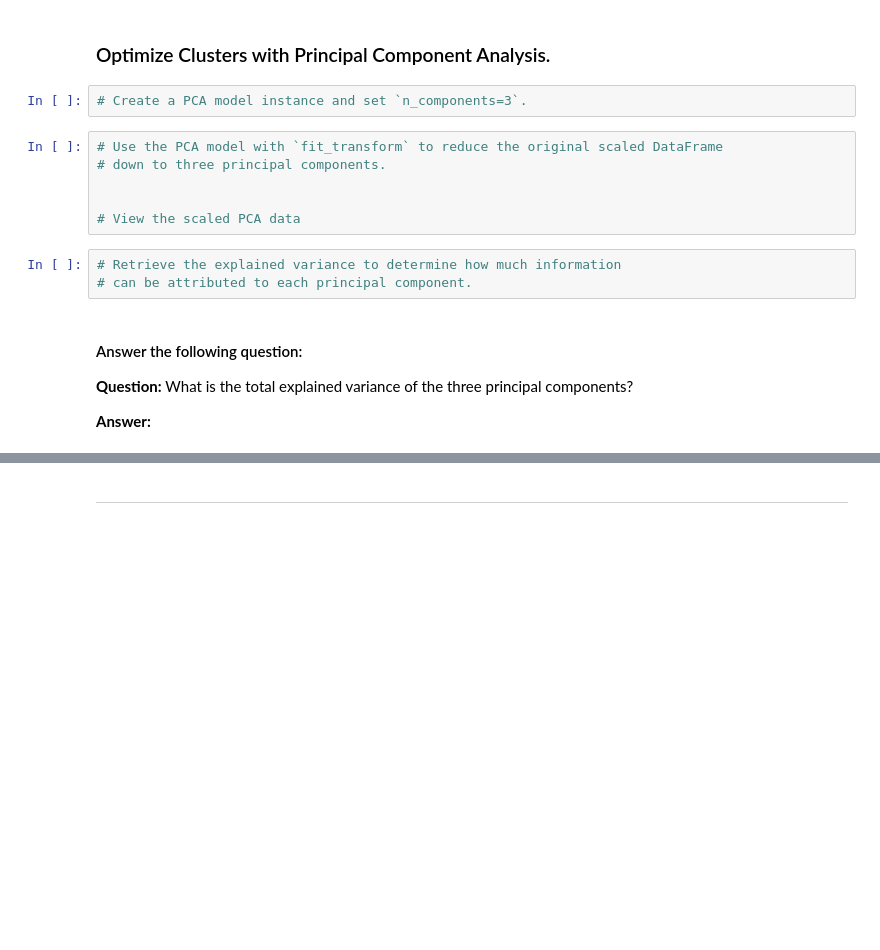
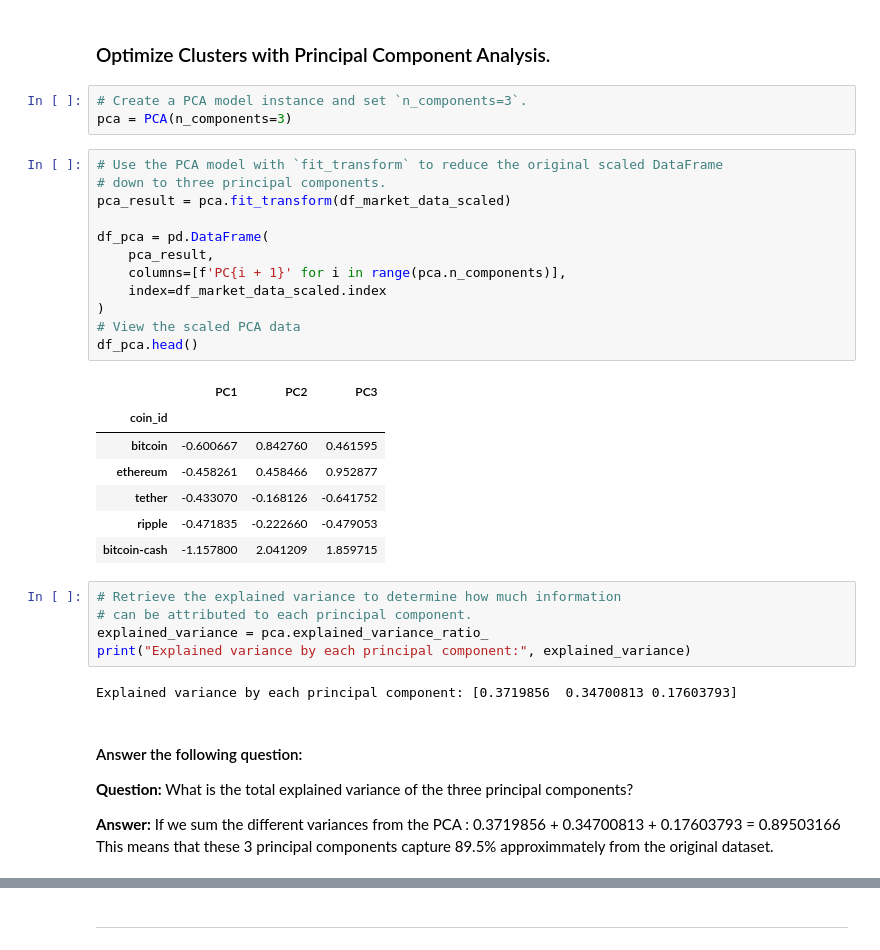
Before and after one commit to LUISG47/CryptoClustering, a Jupyter notebook: Crypto_Clustering_starter_code.ipynb, the cells around one changed output, grey strips where cells are left out. Saved outputs shown, nothing was run; the diff lists cells and outputs as text; blank space fills up the shorter version.

```diff
--- a/Crypto_Clustering_starter_code.ipynb
+++ b/Crypto_Clustering_starter_code.ipynb
@@ -194,20 +194,39 @@ scatter_plot
 ### Optimize Clusters with Principal Component Analysis.
 # %%
 # Create a PCA model instance and set `n_components=3`.
+pca = PCA(n_components=3)
 # %%
 # Use the PCA model with `fit_transform` to reduce the original scaled DataFrame
 # down to three principal components.
+pca_result = pca.fit_transform(df_market_data_scaled)
 
-
+df_pca = pd.DataFrame(
+    pca_result,
+    columns=[f'PC{i + 1}' for i in range(pca.n_components)],
+    index=df_market_data_scaled.index
+)
 # View the scaled PCA data
+df_pca.head()
+# %% [output]
+|  | PC1 | PC2 | PC3 |
+| coin_id |  |  |  |
+| bitcoin | -0.600667 | 0.842760 | 0.461595 |
+| ethereum | -0.458261 | 0.458466 | 0.952877 |
+| tether | -0.433070 | -0.168126 | -0.641752 |
+| ripple | -0.471835 | -0.222660 | -0.479053 |
+| bitcoin-cash | -1.157800 | 2.041209 | 1.859715 |
 # %%
 # Retrieve the explained variance to determine how much information
 # can be attributed to each principal component.
+explained_variance = pca.explained_variance_ratio_
+print("Explained variance by each principal component:", explained_variance)
+# %% [output]
+Explained variance by each principal component: [0.3719856  0.34700813 0.17603793]
 # %% [markdown]
 #### Answer the following question:
 
 **Question:** What is the total explained variance of the three principal components?
 
-**Answer:**
+**Answer:**  If we sum the different variances from the PCA : 0.3719856 + 0.34700813 + 0.17603793 = 0.89503166 This means that these 3 principal components capture 89.5% approximmately from the original dataset.
 # %%
 # Create a new DataFrame with the PCA data.
```
Also changed, not shown: parts of 16 cells of this notebook, 9 other files.
